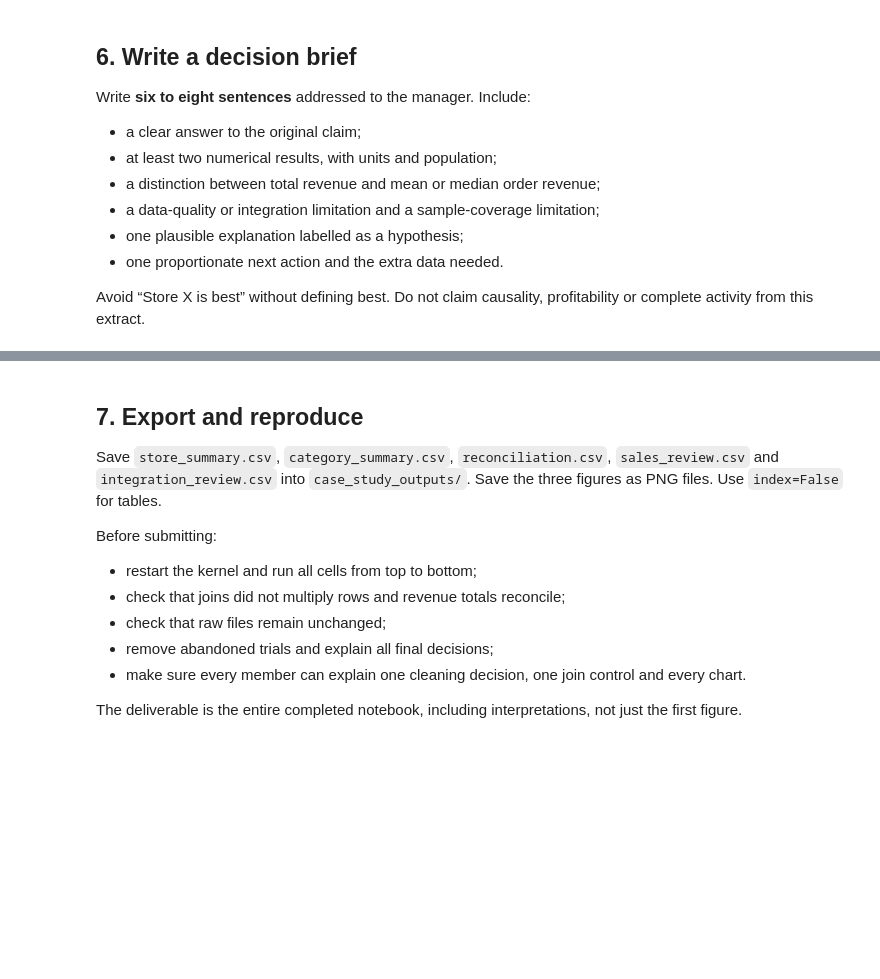
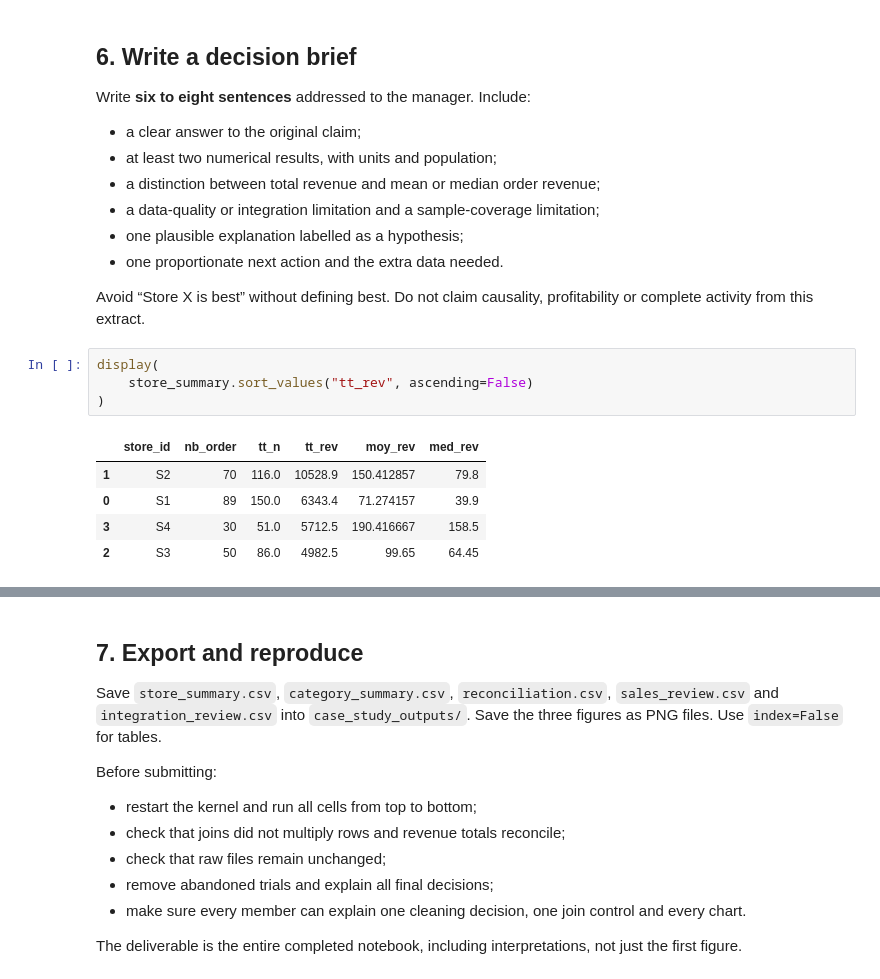
Before and after one commit to serokhova/Atelier-Python, a Jupyter notebook: notebooks/05-Data-Integration-Case-Study.ipynb, the cells around one changed output, grey strips where cells are left out. Drawn from its saved outputs; the diff is of its cells as text; blank space fills up the shorter version.

```diff
--- a/notebooks/05-Data-Integration-Case-Study.ipynb
+++ b/notebooks/05-Data-Integration-Case-Study.ipynb
@@ -511,6 +498,16 @@ Write **six to eight sentences** addressed to the manager. Include:
 - one proportionate next action and the extra data needed.
 
 Avoid “Store X is best” without defining best. Do not claim causality, profitability or complete activity from this extract.
+# %%
+display(
+    store_summary.sort_values("tt_rev", ascending=False)
+)
+# %% [output]
+|  | store_id | nb_order | tt_n | tt_rev | moy_rev | med_rev |
+| 1 | S2 | 70 | 116.0 | 10528.9 | 150.412857 | 79.8 |
+| 0 | S1 | 89 | 150.0 | 6343.4 | 71.274157 | 39.9 |
+| 3 | S4 | 30 | 51.0 | 5712.5 | 190.416667 | 158.5 |
+| 2 | S3 | 50 | 86.0 | 4982.5 | 99.65 | 64.45 |
 # %% [markdown]
 **Your interpretation**
 
```
Also changed, not shown: parts of 12 cells of this notebook.
